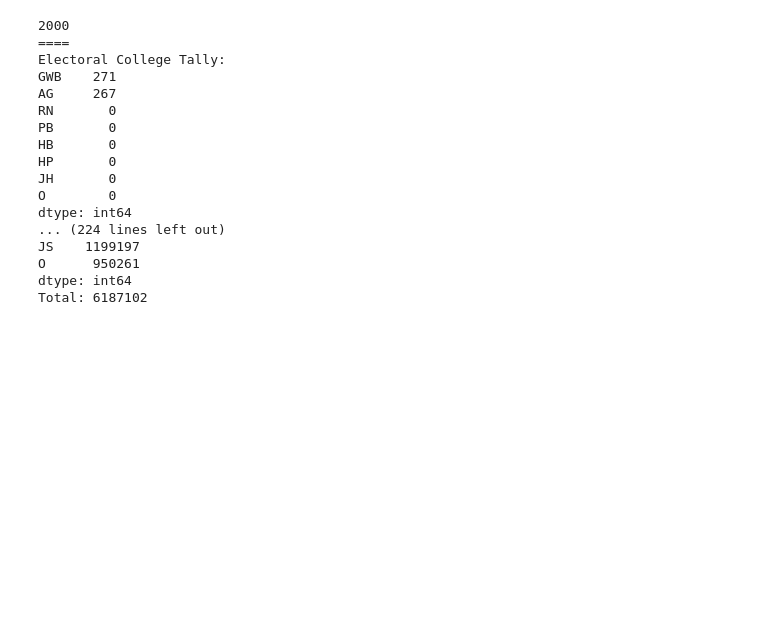
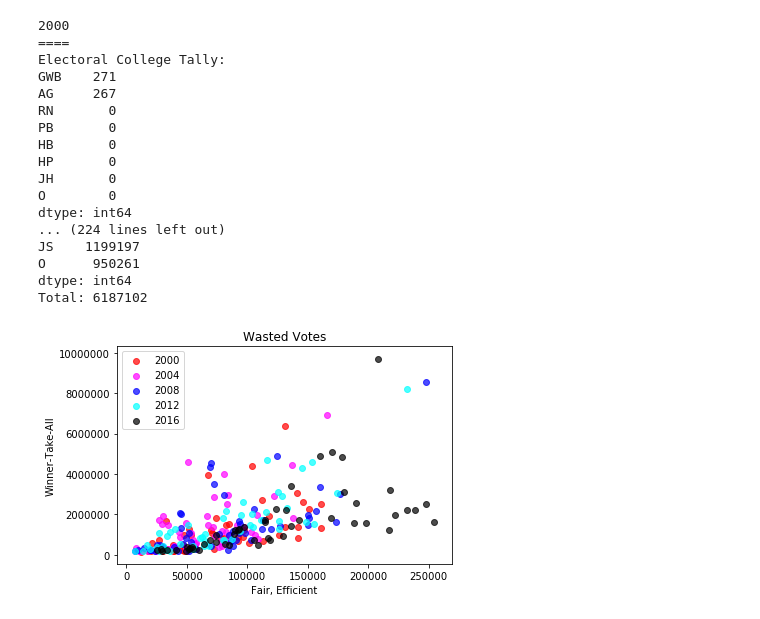
Before and after one commit to dwvisser/electoral-fair, a Jupyter notebook: scrape-and-compute-all.ipynb, the cells around one changed output. Saved outputs shown, nothing was run; the diff lists cells and outputs as text; code cells hidden in the pictures; blank space fills up the shorter version.

Commit message:
Added matplotlib scatterplot comparing wasted votes by state.

```diff
--- a/scrape-and-compute-all.ipynb
+++ b/scrape-and-compute-all.ipynb
@@ -310,3 +312,20 @@ JS    1199197
 O      950261
 dtype: int64
 Total: 6187102
+# %%
+def plot_wasted():
+    colors = {2000: 'red', 2004:'magenta', 2008:'blue', 2012:'cyan', 2016:'black'}
+    plt.title('Wasted Votes')
+    plt.xlabel("Fair, Efficient")
+    plt.ylabel("Winner-Take-All")
+    for year, data in vote_data.items():
+        result_wta = wta(data)
+        fe = fair_efficient(data)
+        few = fe.loc[(slice(None), ['Wasted']),:].sum(axis=1)
+        wtaw = result_wta.loc[(slice(None), ['Wasted']),:].sum(axis=1)
+        plt.scatter(x=few, y=wtaw, color=colors[year], label=str(year), alpha=0.7)
+    plt.legend()
+    plt.ticklabel_format(style='plain')
+plot_wasted()
+# %% [output]
+[figure, added]
```
Also changed, not shown: parts of 1 cell of this notebook, 1 other file.
